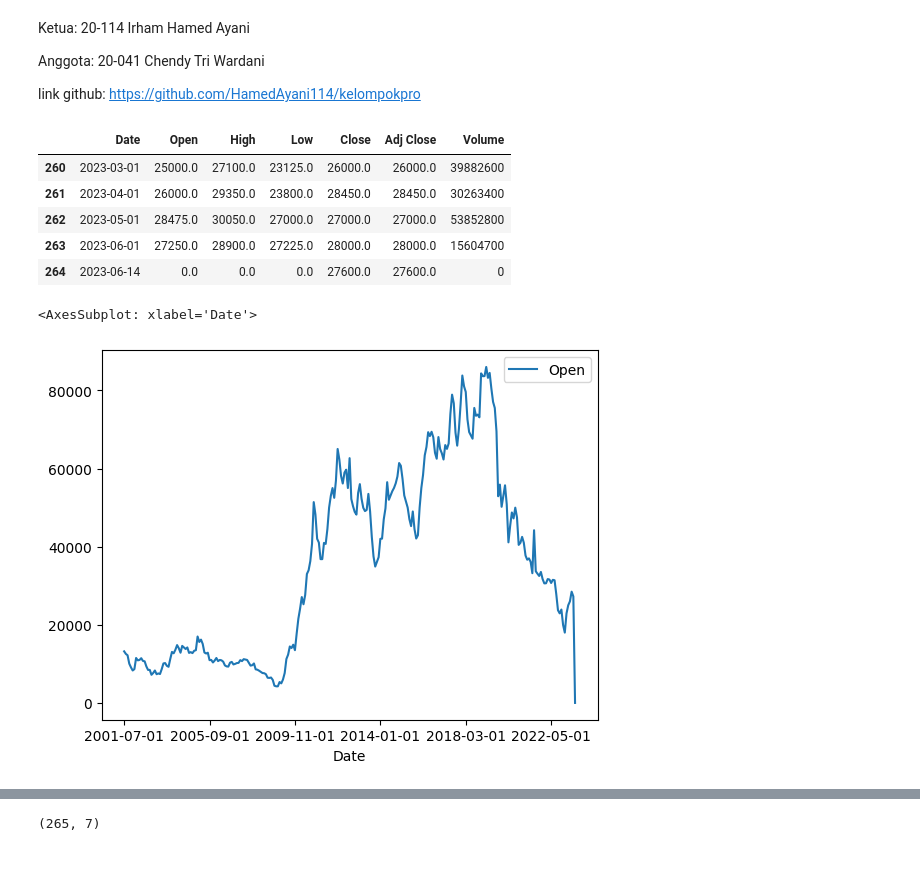
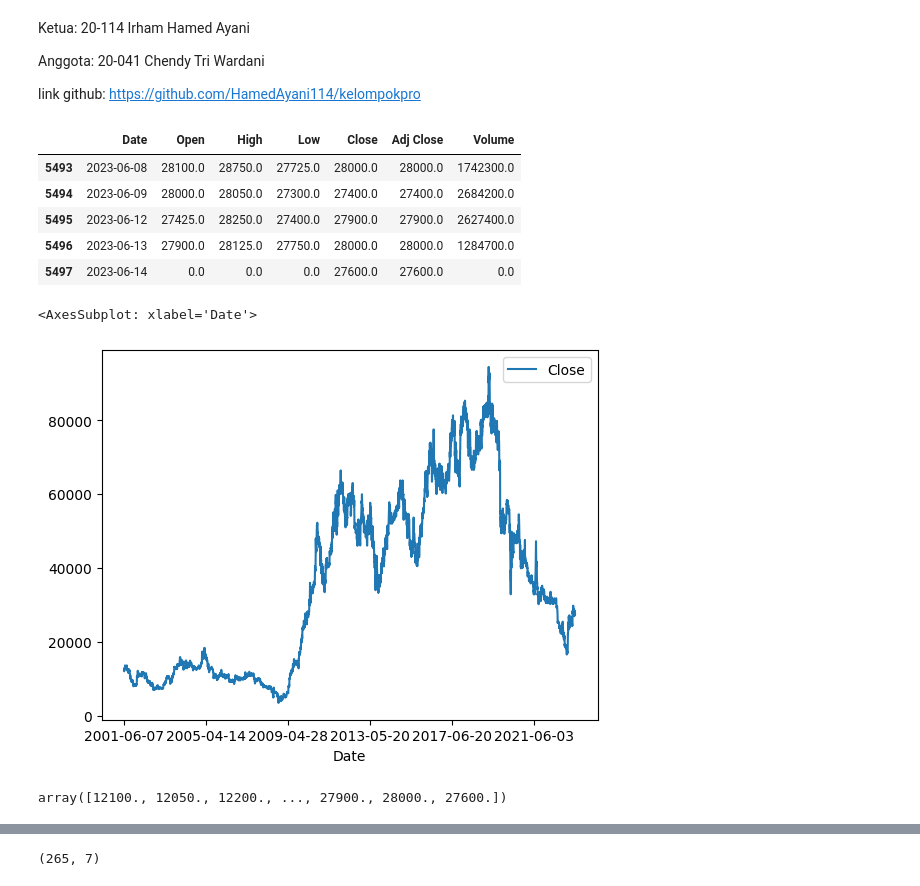
Before and after one commit to HamedAyani114/kelompokpro, a Jupyter notebook: peramalan_uas.ipynb, the cells around one changed output, grey strips where cells are left out. Drawn from its saved outputs; the diff is of its cells as text; code cells hidden in the pictures.

```diff
--- a/peramalan_uas.ipynb
+++ b/peramalan_uas.ipynb
@@ -8,12 +8,12 @@ link github: https://github.com/HamedAyani114/kelompokpro
 import numpy as np
 import pandas as pd
 # %%
-df_data = pd.read_csv('GGRM.JK_monthly.csv')
+df_data = pd.read_csv('GGRM.JK.csv')
 df_data.tail()
 # %% [output]
 |  | Date | Open | High | Low | Close | Adj Close | Volume |
-| 260 | 2023-03-01 | 25000.0 | 27100.0 | 23125.0 | 26000.0 | 26000.0 | 39882600 |
-| 261 | 2023-04-01 | 26000.0 | 29350.0 | 23800.0 | 28450.0 | 28450.0 | 30263400 |
-| 262 | 2023-05-01 | 28475.0 | 30050.0 | 27000.0 | 27000.0 | 27000.0 | 53852800 |
-| 263 | 2023-06-01 | 27250.0 | 28900.0 | 27225.0 | 28000.0 | 28000.0 | 15604700 |
-| 264 | 2023-06-14 | 0.0 | 0.0 | 0.0 | 27600.0 | 27600.0 | 0 |
+| 5493 | 2023-06-08 | 28100.0 | 28750.0 | 27725.0 | 28000.0 | 28000.0 | 1742300.0 |
+| 5494 | 2023-06-09 | 28000.0 | 28050.0 | 27300.0 | 27400.0 | 27400.0 | 2684200.0 |
+| 5495 | 2023-06-12 | 27425.0 | 28250.0 | 27400.0 | 27900.0 | 27900.0 | 2627400.0 |
+| 5496 | 2023-06-13 | 27900.0 | 28125.0 | 27750.0 | 28000.0 | 28000.0 | 1284700.0 |
+| 5497 | 2023-06-14 | 0.0 | 0.0 | 0.0 | 27600.0 | 27600.0 | 0.0 |
@@ -24,9 +24,9 @@ df_open = df_open[df_open!=0]
 # %%
 import matplotlib.pyplot as plt
 
 #path = #enter the path of your csv file
 
-df_data.plot(x='Date', y='Open')
+df_data.plot(x='Date', y='Close')
 # %% [output]
 <AxesSubplot: xlabel='Date'>
-[figure, old version]
+[figure, new version]
@@ -35,3 +33,9 @@ X = df_data.iloc[:, 0:2]
+# %%
+X = df_close.values
+
+X
+# %% [output]
+array([12100., 12050., 12200., ..., 27900., 28000., 27600.])
 # %%
 # transform univariate time series to supervised learning problem
 from numpy import array
```
Also changed, not shown: parts of 23 cells of this notebook.
